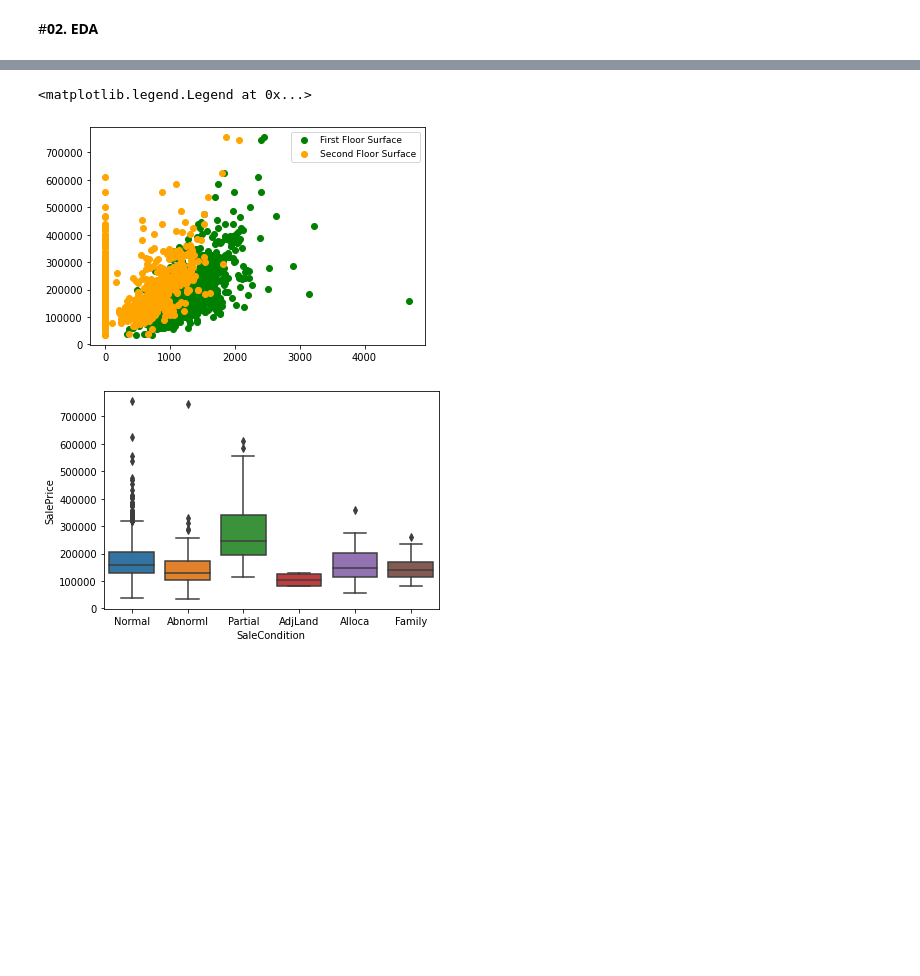
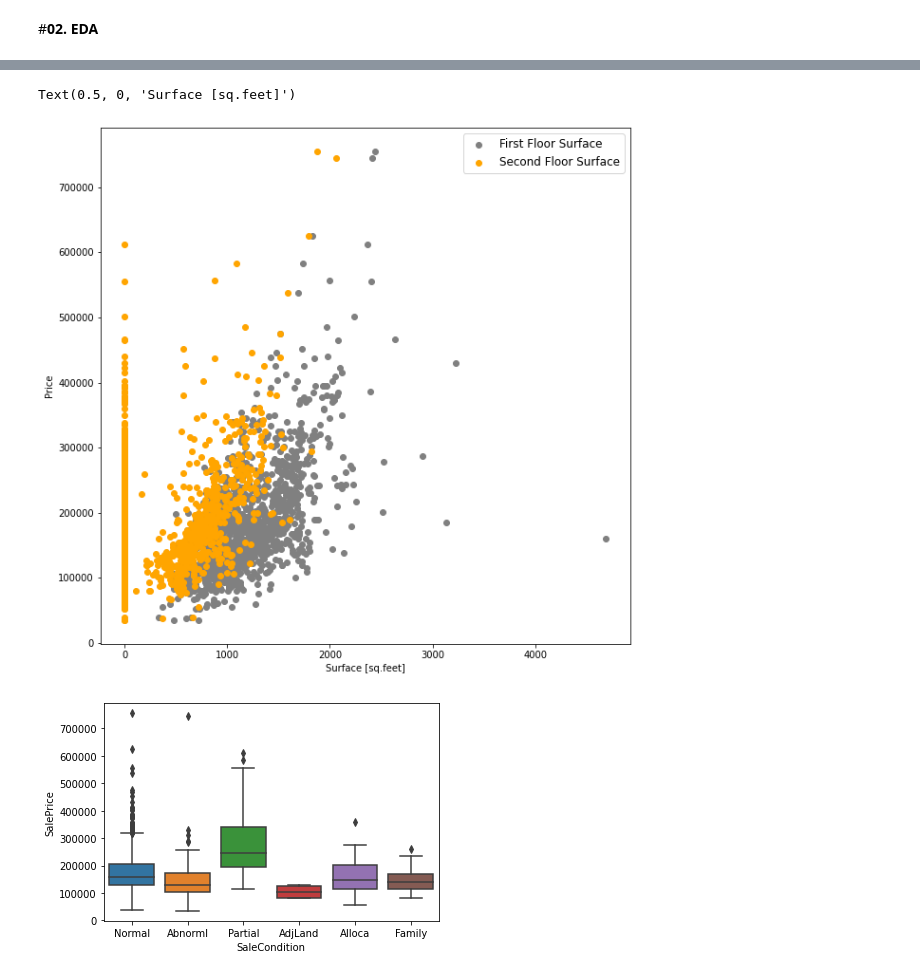
Before and after one commit to argentteb/argentteb.github.io, a Jupyter notebook: ProyectoDS_ParteIII_ArgentoCaputo.ipynb, the cells around one changed output, grey strips where cells are left out. Cells and saved outputs as stored; diff of their text form; code cells hidden in the pictures; blank space fills up the shorter version.

```diff
--- a/ProyectoDS_ParteIII_ArgentoCaputo.ipynb
+++ b/ProyectoDS_ParteIII_ArgentoCaputo.ipynb
@@ -89,12 +97,15 @@ Index(['Id', 'MSSubClass', 'LotFrontage', 'LotArea', 'Street', 'Alley',
 # %%
 # Se grafica en matplotlib la relación entre área de primer piso y segundo piso y el precio de la propiedad
 
-plt.scatter(df['1stFlrSF'], df['SalePrice'], color='green', label="First Floor Surface")
+plt.figure(figsize=(10,10))
+plt.scatter(df['1stFlrSF'], df['SalePrice'], color='grey', label="First Floor Surface")
 plt.scatter(df['2ndFlrSF'], df['SalePrice'], color='orange', label="Second Floor Surface")
-plt.legend(loc='best', facecolor='w', fontsize=9)
+plt.legend(loc='best', facecolor='w', fontsize=12)
+plt.ylabel('Price')
+plt.xlabel('Surface [sq.feet]')
 # %% [output]
-<matplotlib.legend.Legend at 0x...>
+Text(0.5, 0, 'Surface [sq.feet]')
-[figure, old version]
+[figure, new version]
 # %%
 # ¿Cómo es la distribución del precio de las propiedades en función del tipo de transacción?
 
```
Also changed, not shown: parts of 33 cells of this notebook.
